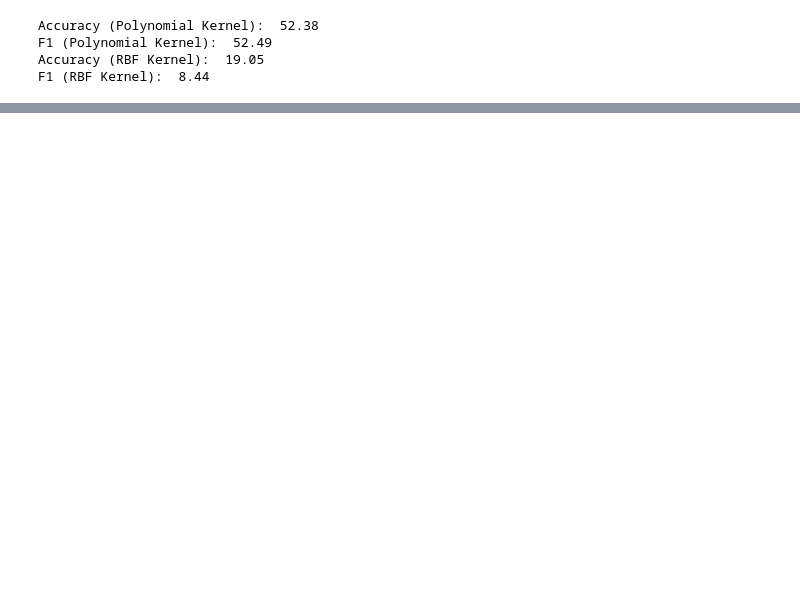
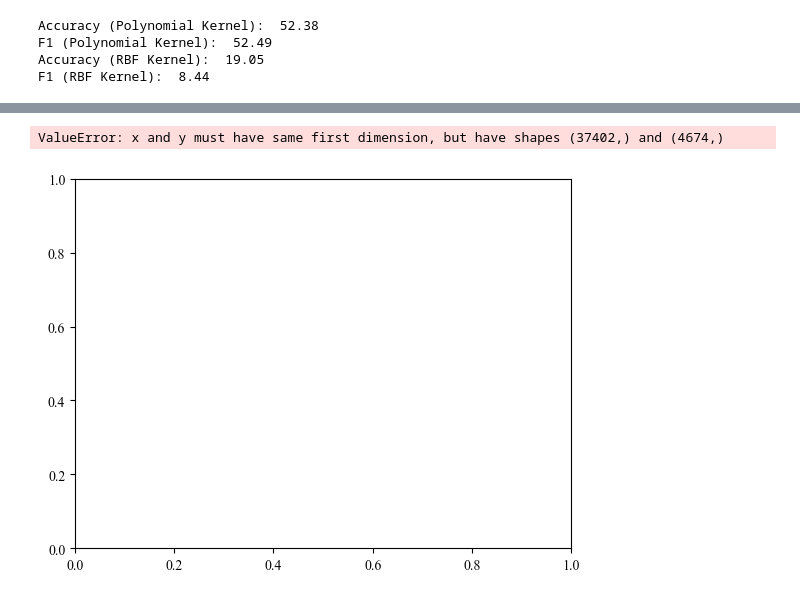
Before and after one commit to sofiahernandezp/code, a Jupyter notebook: mindrove_test/plot_emg.ipynb, the cells around one changed output, grey strips where cells are left out. Drawn from its saved outputs; the diff is of its cells as text; code cells hidden in the pictures; blank space fills up the shorter version.

```diff
--- a/mindrove_test/plot_emg.ipynb
+++ b/mindrove_test/plot_emg.ipynb
@@ -1076,7 +1074,7 @@ for file in all:
 from sklearn.preprocessing import MinMaxScaler
 from sklearn import preprocessing
 import numpy as np
-id = 1
+id = 3
 dataval= dataframes[id]
 emgval = np.abs(dataval.iloc[:,2:10] * 0.045)
 data = np.array(emgval)
@@ -1117,7 +1115,7 @@ for i in range(1,(len(roll))):
 #eliminate first 2 values NaN
 roll2[2:,1:]= roll.iloc[2:,1:]
 roll3 = roll2[2:,:]
-np.savetxt("data/EMG/rs1.csv", roll3, delimiter=",")
+#np.savetxt("data/EMG/rs1.csv", roll3, delimiter=",")
 # %%
 #Join 5 subjects
 rs1 = pd.read_csv("data/EMG/rs1.csv", header = None)
@@ -1193,0 +1195,34 @@ ax.yaxis.set_ticklabels(['IDLE', 'TF', 'IFF', 'MFF', 'RFF', 'PFF', 'WE', 'WF'])
+# %%
+#DIBUJO RAW Y ROLLING
+import pandas as pd
+import matplotlib.pyplot as plt
+from sklearn.preprocessing import MinMaxScaler
+from sklearn import preprocessing
+import pandas as pd
+
+id = 3
+dataval= dataframes[id]
+emgval = np.abs(dataval.iloc[:,2:10] * 0.045)
+data = np.array(emgval)
+normalized_data = np.empty_like(data)
+scalers = []
+for i in range(data.shape[1]):
+    scaler = MinMaxScaler(feature_range=(-1, 1))
+    scaler.fit(data[:, i].reshape(-1, 1))
+    scalers.append(scaler)
+for i, scaler in enumerate(scalers):
+    normalized_data[:, i] = scaler.transform(data[:, i].reshape(-1, 1)).flatten()
+
+
+emgval = rm3.iloc[:,3]
+plt.plot(time, emgval, linewidth=0.2)
+plt.plot(time, emgval, 'r', linewidth=0.2) #do not have same time
+plt.xlabel('Time (secs)',fontname="Times New Roman",fontweight=15)
+plt.ylabel('EMG values (microVolts)',fontname="Times New Roman")
+plt.title('subject #3 Channel #3',fontname="Times New Roman", fontweight="bold") #que el titulo cambie
+plt.xlim(0,75)
+plt.ylim(-1,1)
+plt.show()
+# %% [output]
+ValueError: x and y must have same first dimension, but have shapes (37402,) and (4674,)
+[figure, added]
```
Also changed, not shown: parts of 7 cells of this notebook.
